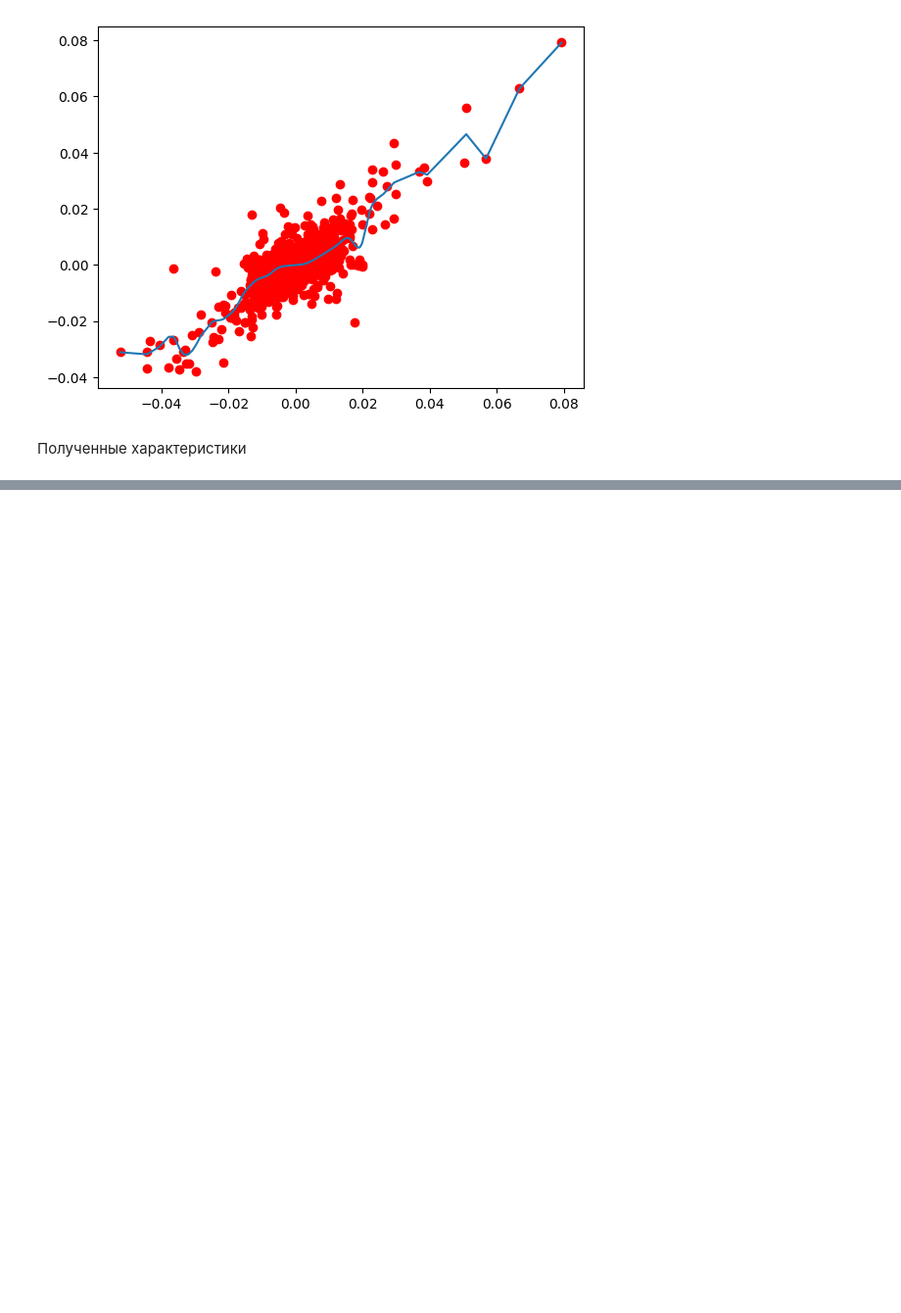
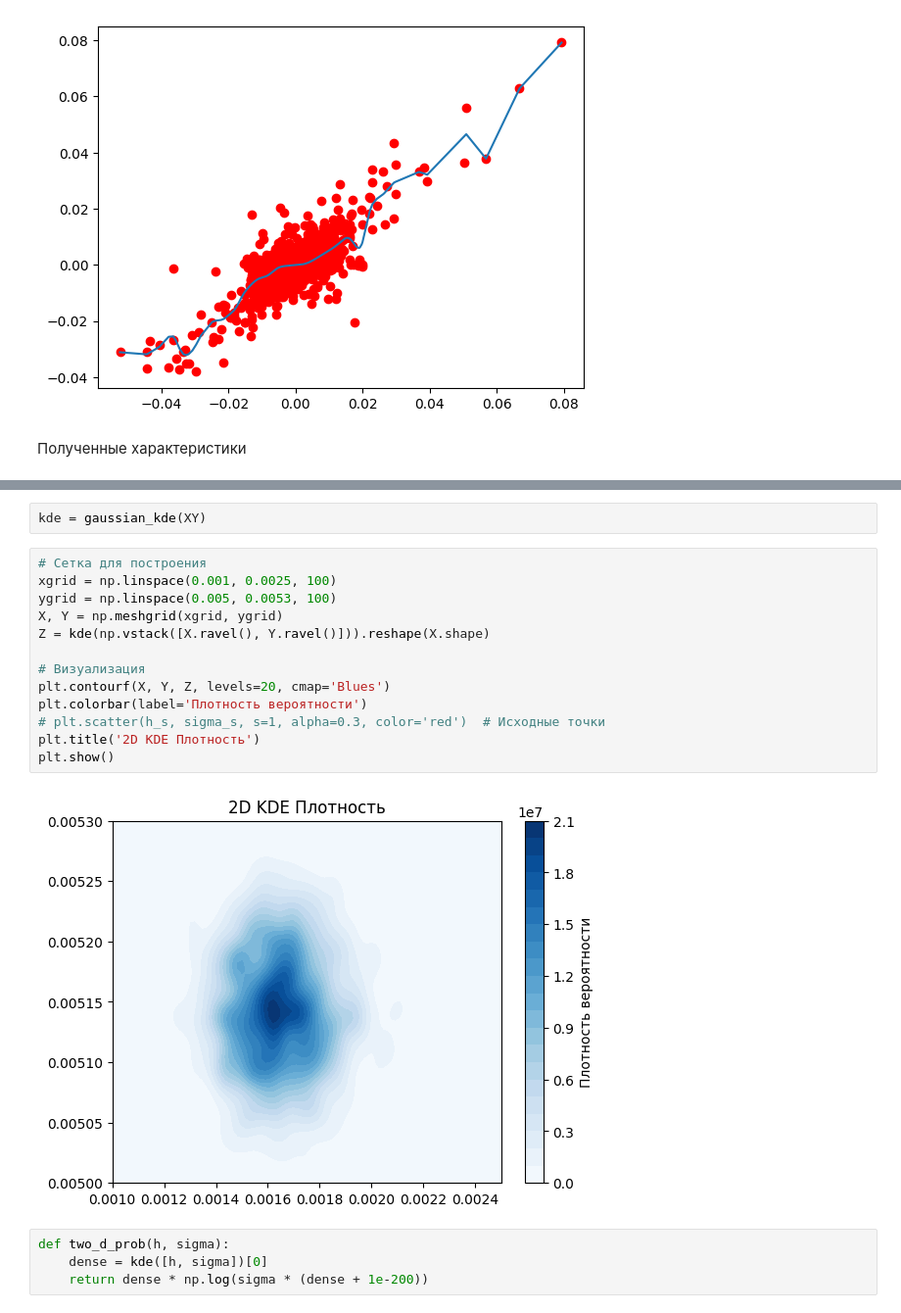
Before and after one commit to AnfimovAleksandr/mag_diploma, a Jupyter notebook: Непараметрический_2.ipynb, the cells around one changed output, grey strips where cells are left out. Shown at 98% size. Drawn from its saved outputs; the diff is of its cells as text; blank space fills up the shorter version.

```diff
--- a/Непараметрический_2.ipynb
+++ b/Непараметрический_2.ipynb
@@ -1889,0 +1942,21 @@ bic = -9933.936690393477
+# %%
+kde = gaussian_kde(XY)
+# %%
+# Сетка для построения
+xgrid = np.linspace(0.001, 0.0025, 100)
+ygrid = np.linspace(0.005, 0.0053, 100)
+X, Y = np.meshgrid(xgrid, ygrid)
+Z = kde(np.vstack([X.ravel(), Y.ravel()])).reshape(X.shape)
+
+# Визуализация
+plt.contourf(X, Y, Z, levels=20, cmap='Blues')
+plt.colorbar(label='Плотность вероятности')
+# plt.scatter(h_s, sigma_s, s=1, alpha=0.3, color='red')  # Исходные точки
+plt.title('2D KDE Плотность')
+plt.show()
+# %% [output]
+[figure, added]
+# %%
+def two_d_prob(h, sigma):
+    dense = kde([h, sigma])[0]
+    return dense * np.log(sigma * (dense + 1e-200))
```
Also changed, not shown: parts of 20 cells of this notebook.
